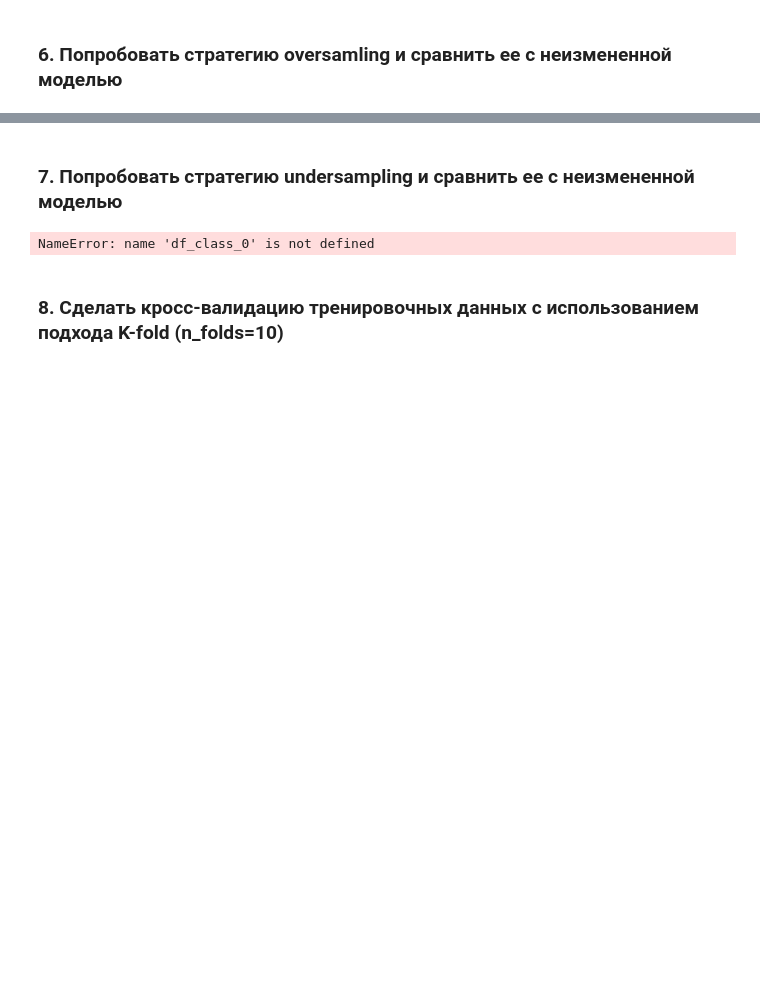
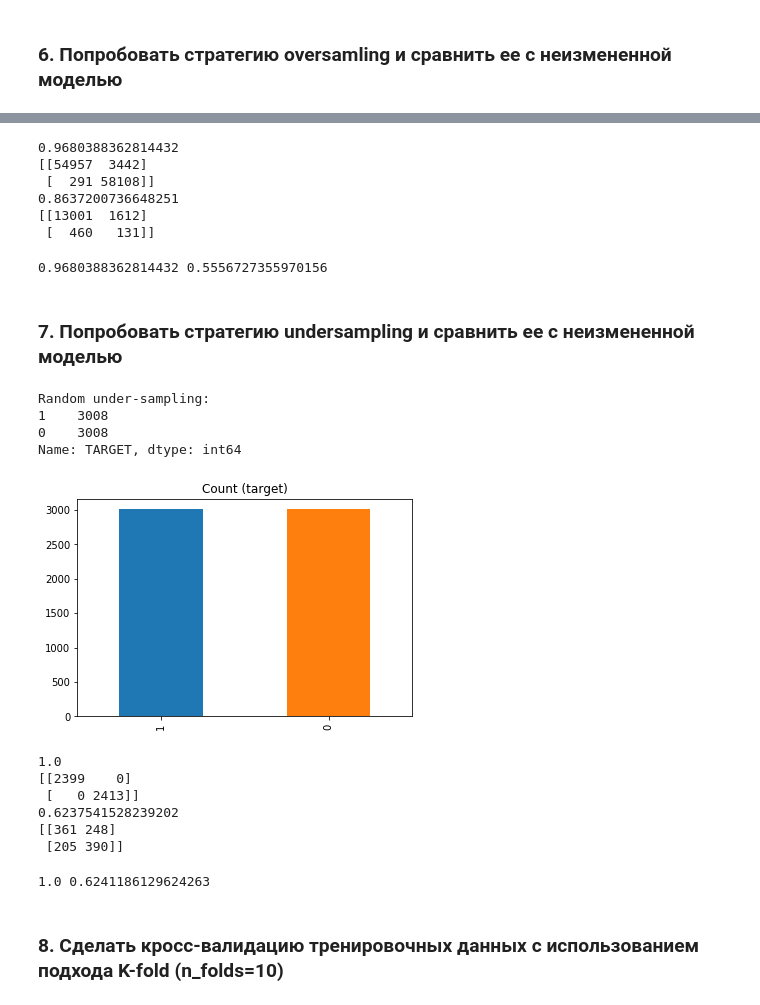
Before and after one commit to zamarseny/homework_python, a Jupyter notebook: 4_building_models/project modelling.ipynb, the cells around one changed output, grey strips where cells are left out. Drawn from its saved outputs; the diff is of its cells as text; code cells hidden in the pictures; blank space fills up the shorter version.

```diff
--- a/4_building_models/project modelling.ipynb
+++ b/4_building_models/project modelling.ipynb
@@ -652,0 +716,16 @@ NameError: name 'y_train' is not defined
+# %%
+print(forestcl.score(x_train_res[['ID', 'var38', 'var15']], y_train_res))
+print(confusion_matrix(y_train_res, y_pr_tr))
+print(forestcl.score(x_val[['ID', 'var38', 'var15']], y_val))
+print(confusion_matrix(y_val, y_pred))
+# %% [output]
+0.9680388362814432
+[[54957  3442]
+ [  291 58108]]
+0.8637200736648251
+[[13001  1612]
+ [  460   131]]
+# %%
+ print(roc_auc_score(y_train_res, y_pr_tr), roc_auc_score(y_val, y_pred))
+# %% [output]
+0.9680388362814432 0.5556727355970156
@@ -655,10 +736,14 @@ NameError: name 'y_train' is not defined
 # %%
 df_class_0_under = df_class_0.sample(count_class_1)
 df_test_under = pd.concat([df_class_0_under, df_class_1], axis=0)
 
 print('Random under-sampling:')
-print(df_test_under.target.value_counts())
+print(df_test_under['TARGET'].value_counts())
 
-df_test_under.target.value_counts().plot(kind='bar', title='Count (target)');
+df_test_under['TARGET'].value_counts().plot(kind='bar', title='Count (target)');
 # %% [output]
-NameError: name 'df_class_0' is not defined
+Random under-sampling:
+1    3008
+0    3008
+Name: TARGET, dtype: int64
+[figure, added]
@@ -664,0 +760,16 @@ NameError: name 'df_class_0' is not defined
+# %%
+print(forestcl.score(X_undersamp_train[['ID', 'var38', 'var15']], y_undersamp_train))
+print(confusion_matrix(y_undersamp_train, y_pr_tr))
+print(forestcl.score(X_undersamp_test[['ID', 'var38', 'var15']], y_undersamp_test))
+print(confusion_matrix(y_undersamp_test, y_pred))
+# %% [output]
+1.0
+[[2399    0]
+ [   0 2413]]
+0.6237541528239202
+[[361 248]
+ [205 390]]
+# %%
+ print(roc_auc_score(y_undersamp_train, y_pr_tr), roc_auc_score(y_undersamp_test, y_pred))
+# %% [output]
+1.0 0.6241186129624263
```
Also changed, not shown: parts of 57 cells of this notebook.
